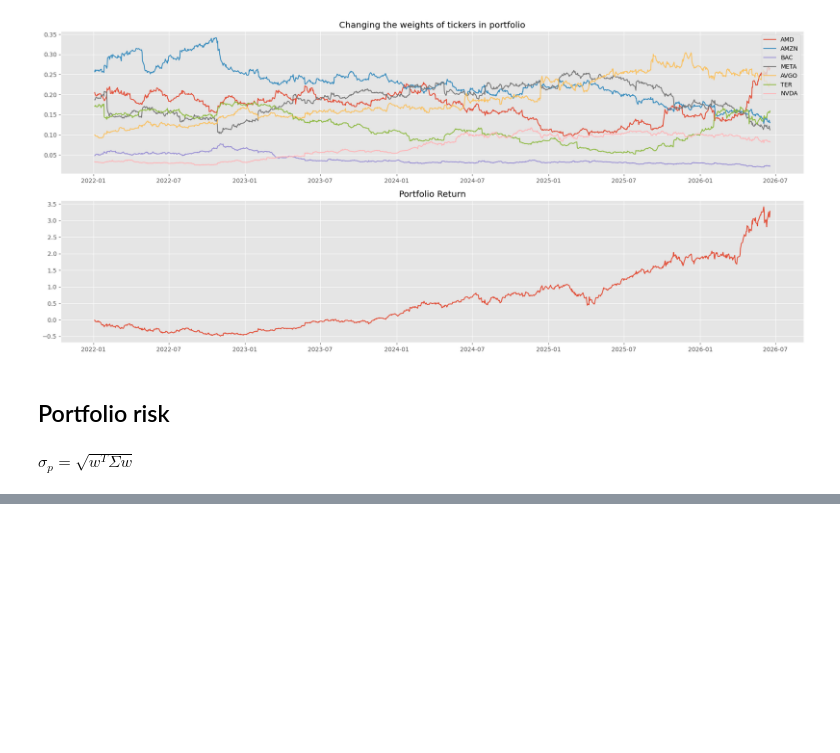
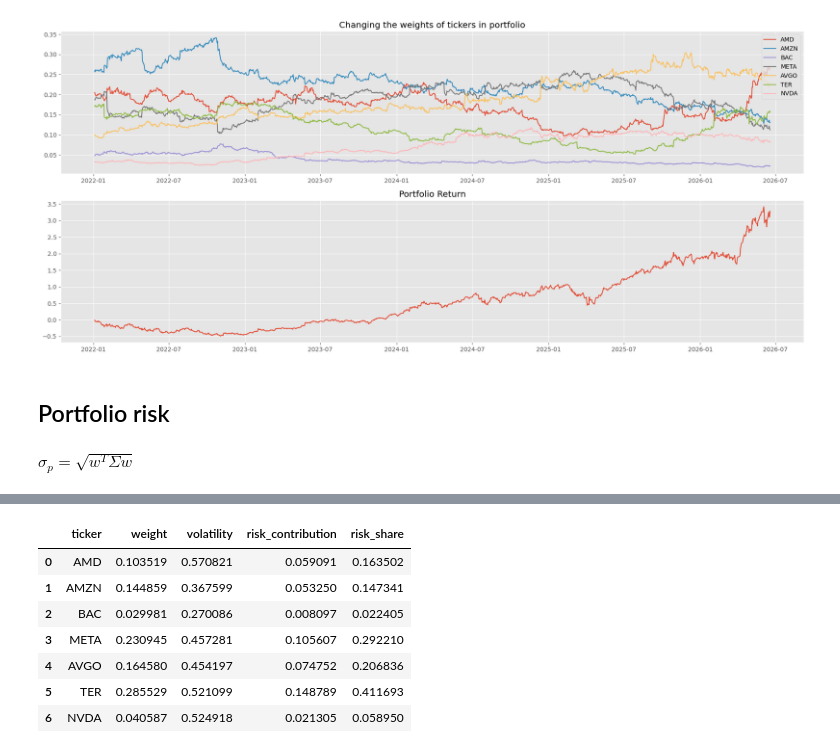
Before and after one commit to fadeeva/portfoli_o_o_ptimisation, a Jupyter notebook: Step_02__Classical_Markowitz _Optimization.ipynb, the cells around one changed output, grey strips where cells are left out. Drawn from its saved outputs; the diff is of its cells as text; code cells hidden in the pictures; blank space fills up the shorter version.

```diff
--- a/Step_02__Classical_Markowitz _Optimization.ipynb
+++ b/Step_02__Classical_Markowitz _Optimization.ipynb
@@ -83,0 +84,20 @@ np.float64(0.38288191501724583)
+# %%
+risk_contributions = pd.DataFrame({
+    'ticker': tickers,
+    'weight': w,
+    'volatility': np.sqrt(np.diag(cov_matrix)),
+    'risk_contribution': w * np.sqrt(np.diag(cov_matrix))
+})
+
+risk_contributions['risk_share'] = risk_contributions['risk_contribution'] / portfolio_risk
+
+risk_contributions
+# %% [output]
+|  | ticker | weight | volatility | risk_contribution | risk_share |
+| 0 | AMD | 0.103519 | 0.570821 | 0.059091 | 0.163502 |
+| 1 | AMZN | 0.144859 | 0.367599 | 0.053250 | 0.147341 |
+| 2 | BAC | 0.029981 | 0.270086 | 0.008097 | 0.022405 |
+| 3 | META | 0.230945 | 0.457281 | 0.105607 | 0.292210 |
+| 4 | AVGO | 0.164580 | 0.454197 | 0.074752 | 0.206836 |
+| 5 | TER | 0.285529 | 0.521099 | 0.148789 | 0.411693 |
+| 6 | NVDA | 0.040587 | 0.524918 | 0.021305 | 0.058950 |
```
Also changed, not shown: parts of 4 cells of this notebook.
